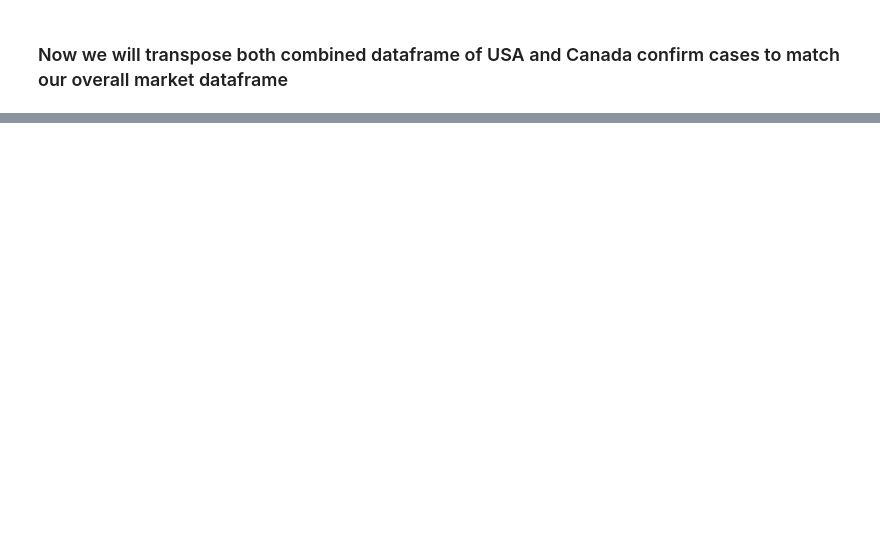
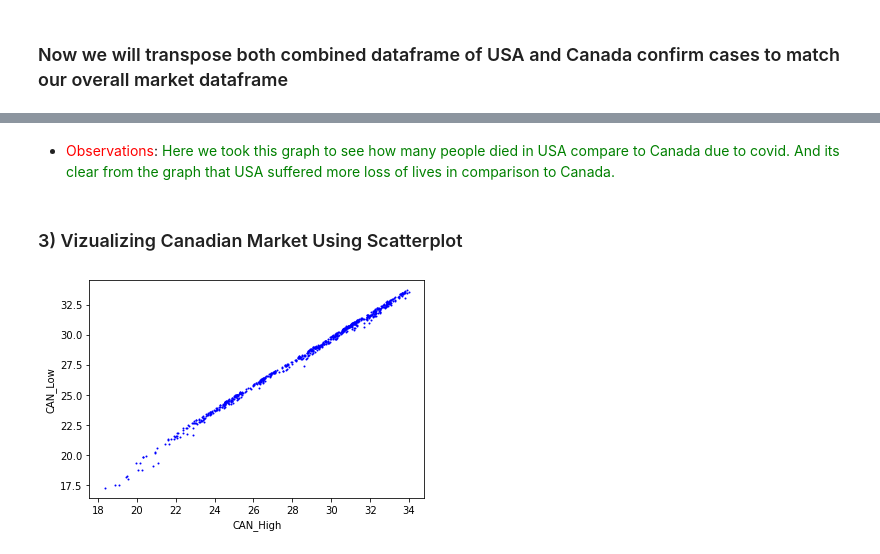
Before and after one commit to AIDA-Saskatchewan-polytechnic/Final_Project_JST, a Jupyter notebook: Final_Project_COMP_603_002.ipynb, the cells around one changed output, grey strips where cells are left out. Drawn from its saved outputs; the diff is of its cells as text; code cells hidden in the pictures; blank space fills up the shorter version.

```diff
--- a/Final_Project_COMP_603_002.ipynb
+++ b/Final_Project_COMP_603_002.ipynb
@@ -599,0 +633,8 @@ USA_Canada_final
+# %% [markdown]
+- <font color='red'>Observations</font>:   <font color='green'>Here we took this graph to see how many people died in USA compare to Canada due to covid. And its clear from the graph that USA suffered more loss of lives in comparison to Canada.</font>
+# %% [markdown]
+### 3) Vizualizing Canadian Market Using Scatterplot
+# %%
+USA_Canada_final.plot.scatter(x='CAN_High', y='CAN_Low', s = 1, c='blue');
+# %% [output]
+[figure, added]
```
Also changed, not shown: parts of 50 cells of this notebook.
